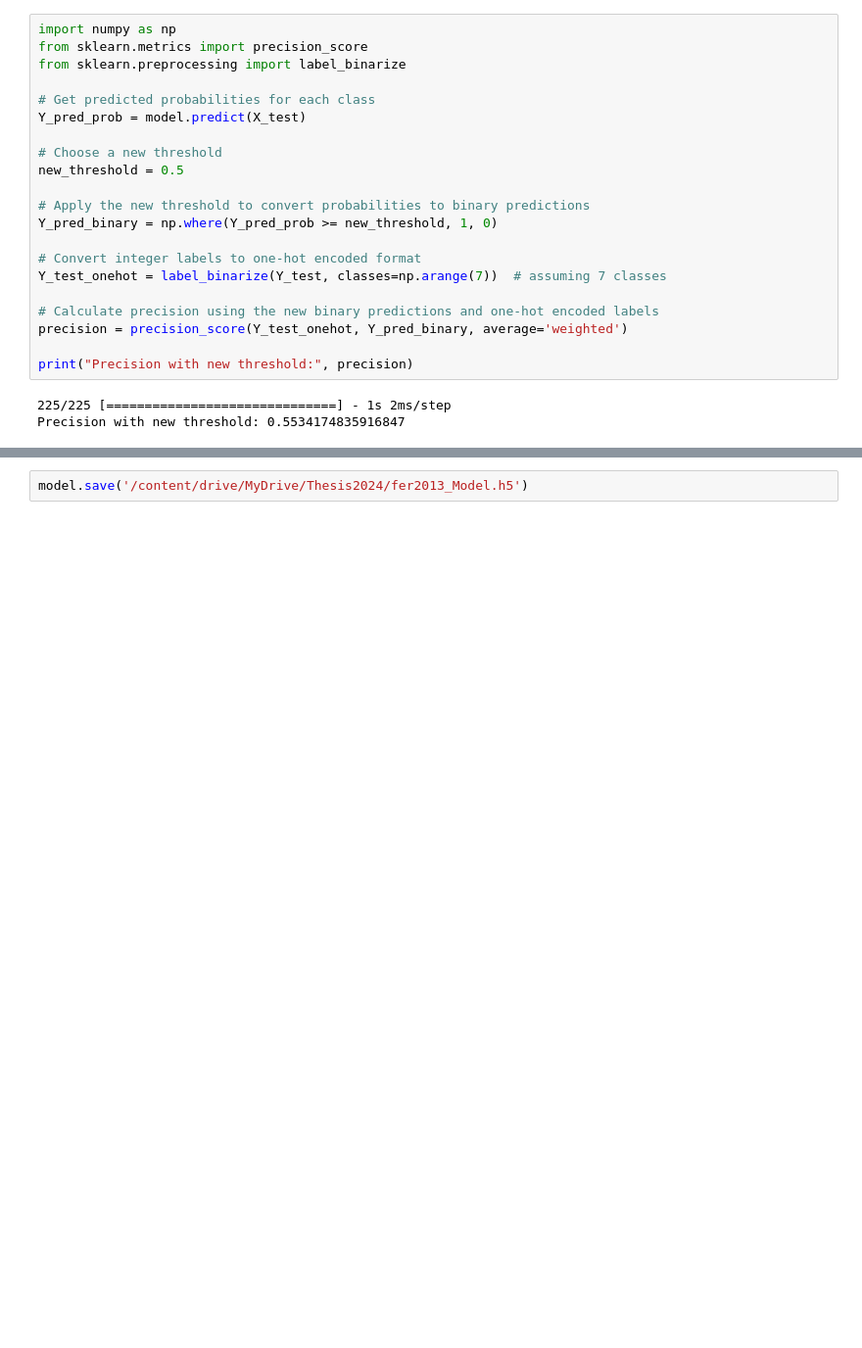
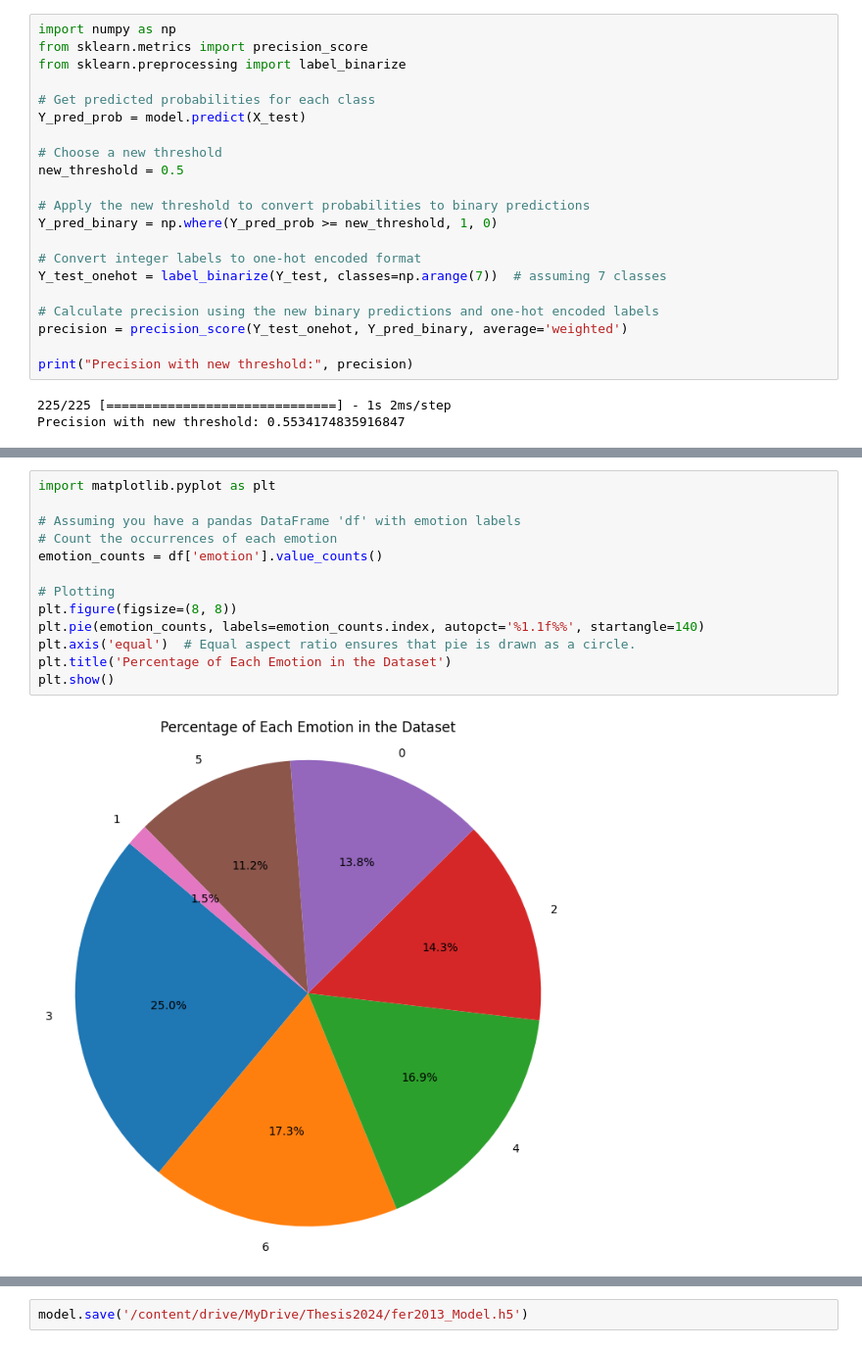
Before and after one commit to 11330344/Thesis-Project, a Jupyter notebook: Untitled23.ipynb, the cells around one changed output, grey strips where cells are left out. Shown at 98% size. Drawn from its saved outputs; the diff is of its cells as text; blank space fills up the shorter version.

```diff
--- a/Untitled23.ipynb
+++ b/Untitled23.ipynb
@@ -147,0 +188,15 @@ F1 score: 0.5433272117944717
+# %%
+import matplotlib.pyplot as plt
+
+# Assuming you have a pandas DataFrame 'df' with emotion labels
+# Count the occurrences of each emotion
+emotion_counts = df['emotion'].value_counts()
+
+# Plotting
+plt.figure(figsize=(8, 8))
+plt.pie(emotion_counts, labels=emotion_counts.index, autopct='%1.1f%%', startangle=140)
+plt.axis('equal')  # Equal aspect ratio ensures that pie is drawn as a circle.
+plt.title('Percentage of Each Emotion in the Dataset')
+plt.show()
+# %% [output]
+[figure, added]
```
Also changed, not shown: parts of 6 cells of this notebook.
